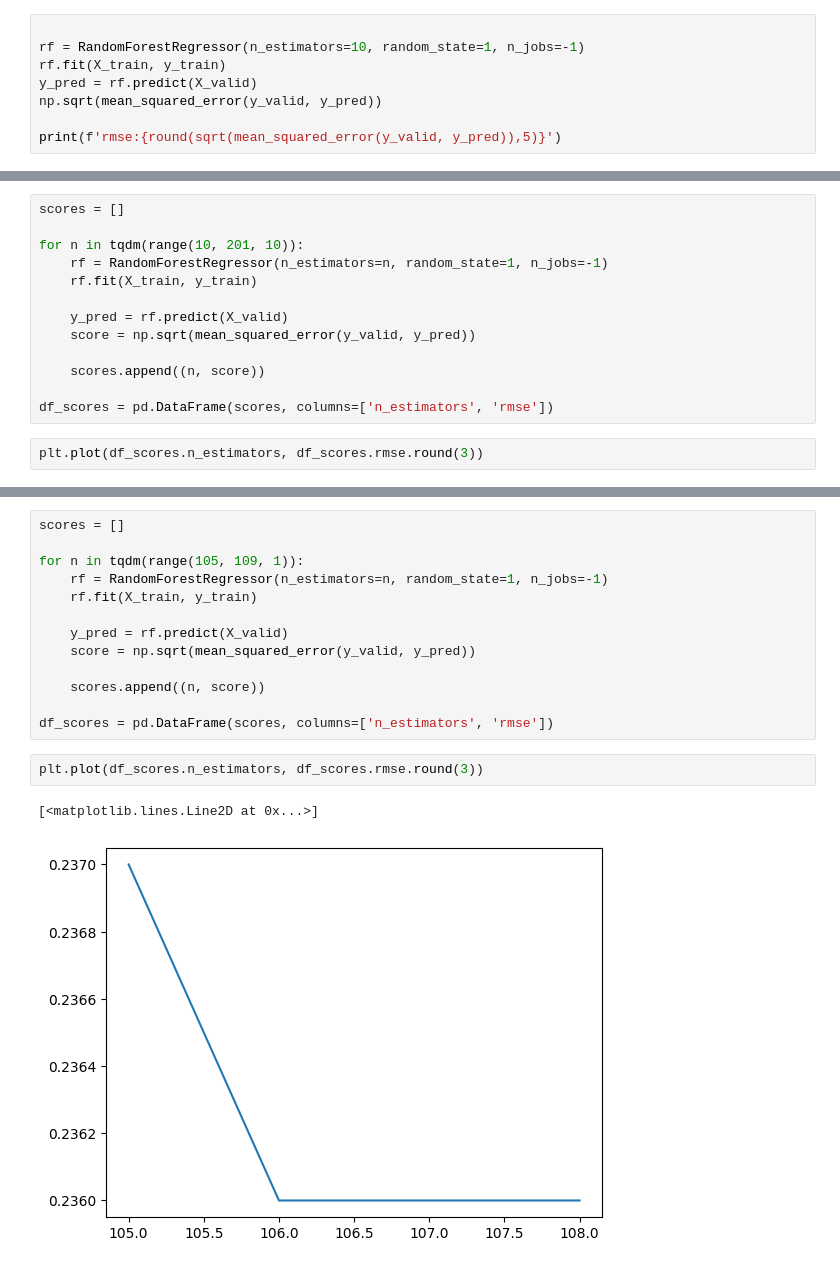
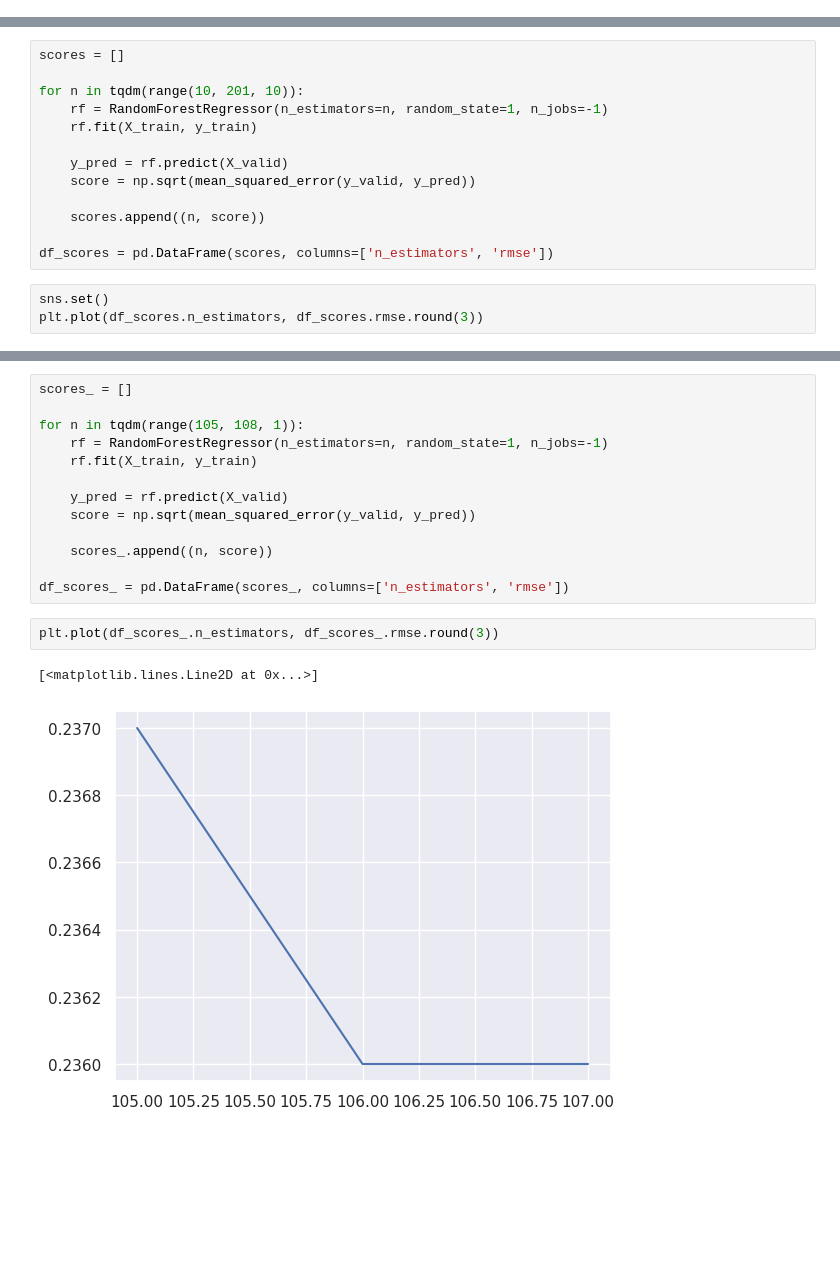
Before and after one commit to tahabinzafar/ML-Zoomcamp, a Jupyter notebook: HW#6/decision-tree.ipynb, the cells around one changed output, grey strips where cells are left out. Saved outputs shown, nothing was run; the diff lists cells and outputs as text; blank space fills up the shorter version.

```diff
--- a/HW#6/decision-tree.ipynb
+++ b/HW#6/decision-tree.ipynb
@@ -27,11 +27,3 @@ df.total_bedrooms = df.total_bedrooms.fillna(0)
 df.median_house_value=np.log1p(df.median_house_value)
 df=pd.get_dummies(df)
 X_train, y_train, X_valid, y_valid, X_test, y_test = train_valid_test_split(df, target='median_house_value',train_size=0.6,valid_size=0.2,test_size=0.2, random_state=1)
-# %%
-
-rf = RandomForestRegressor(n_estimators=10, random_state=1, n_jobs=-1)
-rf.fit(X_train, y_train)
-y_pred = rf.predict(X_valid)
-np.sqrt(mean_squared_error(y_valid, y_pred))
-
-print(f'rmse:{round(sqrt(mean_squared_error(y_valid, y_pred)),5)}')
@@ -51,6 +41,7 @@ for n in tqdm(range(10, 201, 10)):
 
 df_scores = pd.DataFrame(scores, columns=['n_estimators', 'rmse'])
 # %%
+sns.set()
 plt.plot(df_scores.n_estimators, df_scores.rmse.round(3))
 # %% [output]
 [<matplotlib.lines.Line2D at 0x...>]
@@ -58,19 +49,19 @@ plt.plot(df_scores.n_estimators, df_scores.rmse.round(3))
 # %%
-scores = []
+scores_ = []
 
-for n in tqdm(range(105, 109, 1)):
+for n in tqdm(range(105, 108, 1)):
     rf = RandomForestRegressor(n_estimators=n, random_state=1, n_jobs=-1)
     rf.fit(X_train, y_train)
 
     y_pred = rf.predict(X_valid)
     score = np.sqrt(mean_squared_error(y_valid, y_pred))
 
-    scores.append((n, score))
+    scores_.append((n, score))
 
-df_scores = pd.DataFrame(scores, columns=['n_estimators', 'rmse'])
+df_scores_ = pd.DataFrame(scores_, columns=['n_estimators', 'rmse'])
 # %%
-plt.plot(df_scores.n_estimators, df_scores.rmse.round(3))
+plt.plot(df_scores_.n_estimators, df_scores_.rmse.round(3))
 # %% [output]
 [<matplotlib.lines.Line2D at 0x...>]
-[figure, old version]
+[figure, new version]
 # %%
```
Also changed, not shown: parts of 8 cells of this notebook.
